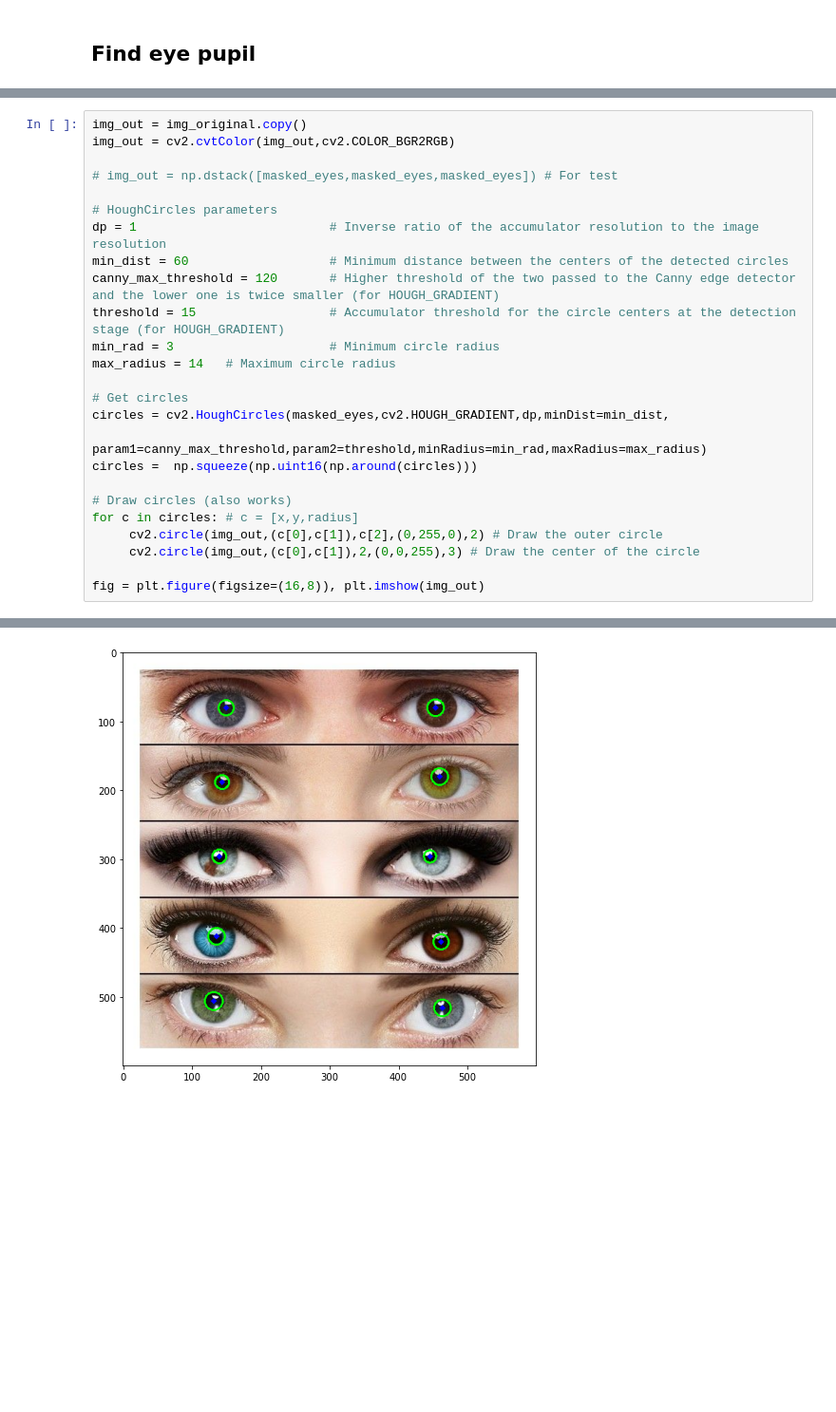
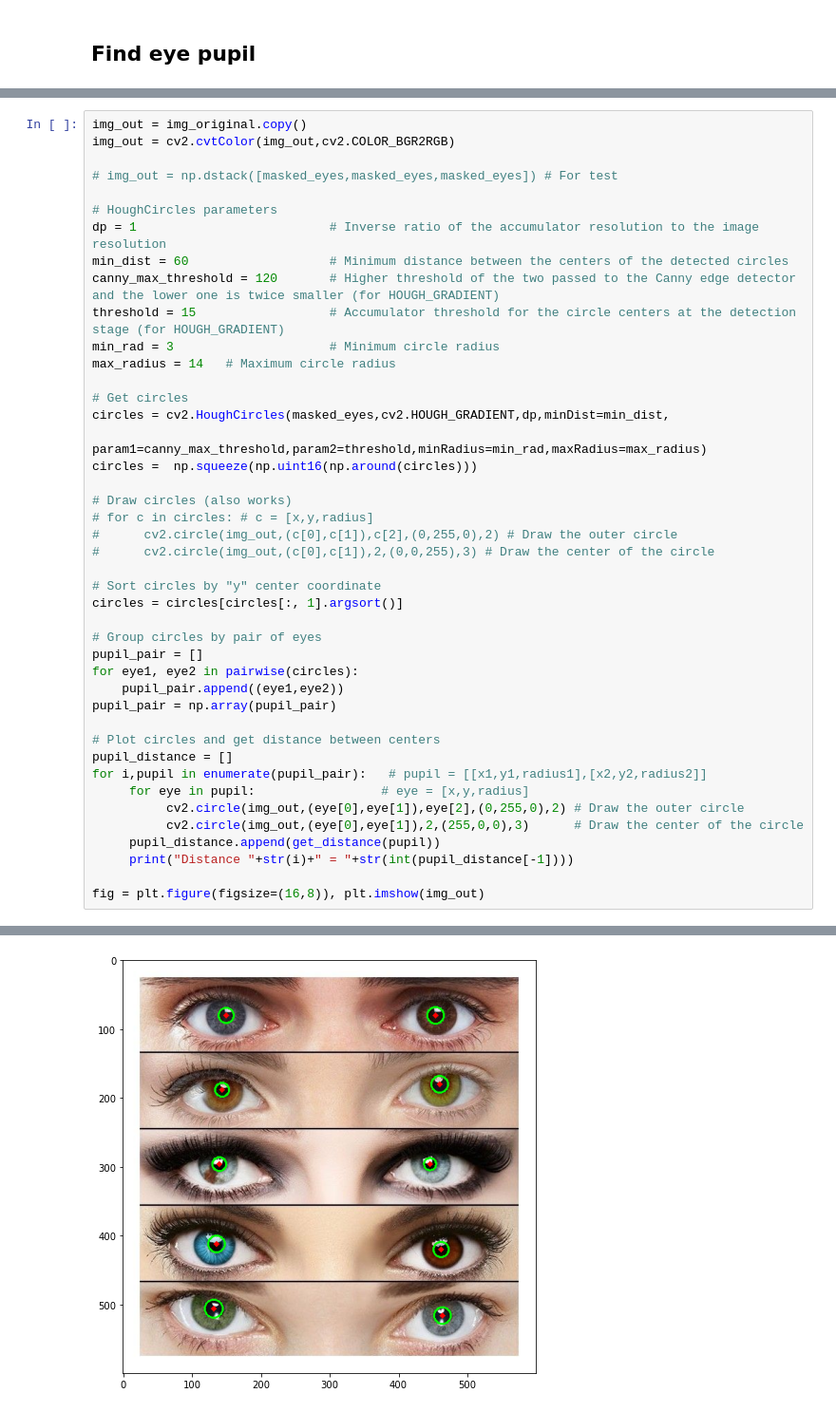
Before and after one commit to AgustinBaffo/CEIA, a Jupyter notebook: 05 - Vision por Computadora I/TP3/TP3.ipynb, the cells around one changed output, grey strips where cells are left out. Shown at 95% size. Drawn from its saved outputs; the diff is of its cells as text; blank space fills up the shorter version.

```diff
--- a/05 - Vision por Computadora I/TP3/TP3.ipynb
+++ b/05 - Vision por Computadora I/TP3/TP3.ipynb
@@ -124,9 +124,27 @@ circles = cv2.HoughCircles(masked_eyes,cv2.HOUGH_GRADIENT,dp,minDist=min_dist,
 circles =  np.squeeze(np.uint16(np.around(circles)))
 
 # Draw circles (also works)
-for c in circles: # c = [x,y,radius]
-     cv2.circle(img_out,(c[0],c[1]),c[2],(0,255,0),2) # Draw the outer circle
-     cv2.circle(img_out,(c[0],c[1]),2,(0,0,255),3) # Draw the center of the circle
+# for c in circles: # c = [x,y,radius]
+#      cv2.circle(img_out,(c[0],c[1]),c[2],(0,255,0),2) # Draw the outer circle
+#      cv2.circle(img_out,(c[0],c[1]),2,(0,0,255),3) # Draw the center of the circle
+
+# Sort circles by "y" center coordinate
+circles = circles[circles[:, 1].argsort()]
+
+# Group circles by pair of eyes
+pupil_pair = []
+for eye1, eye2 in pairwise(circles):
+    pupil_pair.append((eye1,eye2))
+pupil_pair = np.array(pupil_pair)
+
+# Plot circles and get distance between centers
+pupil_distance = []
+for i,pupil in enumerate(pupil_pair):   # pupil = [[x1,y1,radius1],[x2,y2,radius2]]
+     for eye in pupil:                 # eye = [x,y,radius]
+          cv2.circle(img_out,(eye[0],eye[1]),eye[2],(0,255,0),2) # Draw the outer circle
+          cv2.circle(img_out,(eye[0],eye[1]),2,(255,0,0),3)      # Draw the center of the circle
+     pupil_distance.append(get_distance(pupil))
+     print("Distance "+str(i)+" = "+str(int(pupil_distance[-1])))
 
 fig = plt.figure(figsize=(16,8)), plt.imshow(img_out)
 # %% [output]
@@ -133 +156 @@ fig = plt.figure(figsize=(16,8)), plt.imshow(img_out)
-[figure, old version]
+[figure, new version]
```
Also changed, not shown: parts of 2 cells of this notebook.
